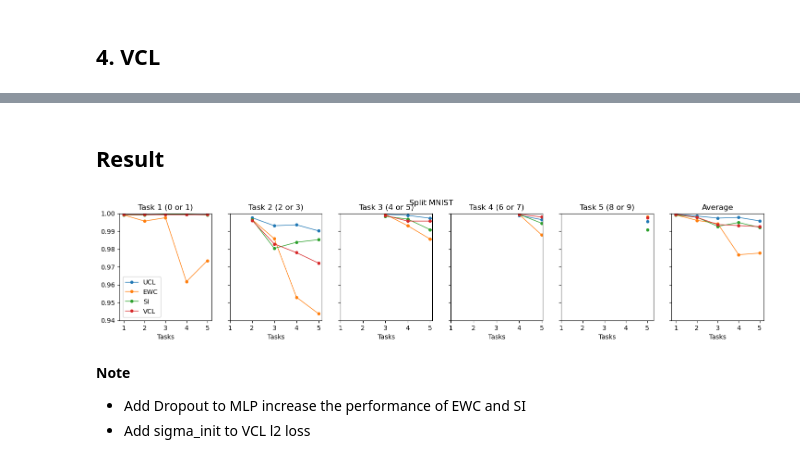
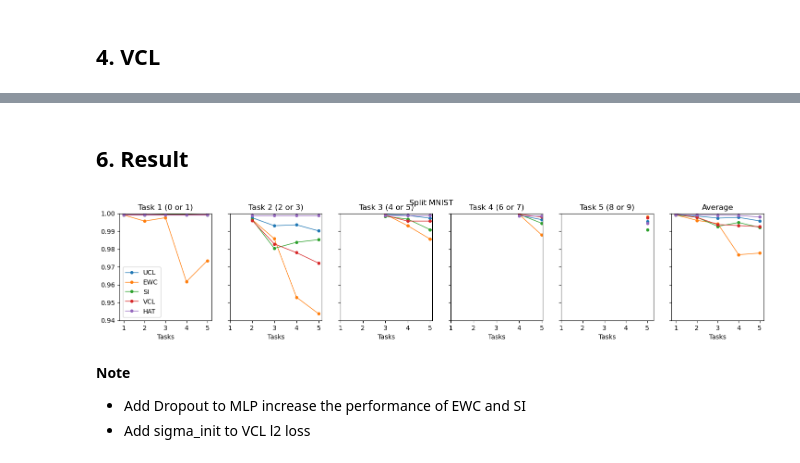
Before and after one commit to Minhchuyentoancbn/Continual-Learning, a Jupyter notebook: UCL/split_mnist.ipynb, the cells around one changed output, grey strips where cells are left out. Drawn from its saved outputs; the diff is of its cells as text; code cells hidden in the pictures.

```diff
--- a/UCL/split_mnist.ipynb
+++ b/UCL/split_mnist.ipynb
@@ -378,0 +381,36 @@ print('Done!')
+# %%
+hat_args = {
+    'experiment': 'split_mnist',
+    'approach': 'hat',
+    'alpha': 0.75,
+    'smax': 400,
+    'seed': 42,
+    'lr': 0.05,
+    'units': 400,
+    'batch_size': 256,
+    'epochs': 100,
+    'optimizer': 'sgd',
+    'tasknum': 5,
+    'parameter': '',
+    'conv_net': False
+}
+
+log_name = '{}_{}_{}_alpha_{}_smax_{}_lr_{}_units_{}_batch_{}_epoch_{}'.format(
+        hat_args['experiment'], hat_args['approach'], hat_args['seed'], hat_args['alpha'], hat_args['smax'],
+        hat_args['lr'], hat_args['units'], hat_args['batch_size'], hat_args['epochs'])
+
+hat_args['output'] = './result_data/' + log_name + '.txt'
+# %%
+torch.set_default_tensor_type('torch.cuda.FloatTensor')
+
+net = mlp_hat.Net(inputsize, taskcla, hat_args['units'], split, notMNIST).cuda()
+approach = hat.Approach(net,
+                        hat_args['epochs'],
+                        hat_args['batch_size'],
+                        hat_args['lr'],
+                        args=hat_args,
+                        log_name=log_name,
+                        split=split)
+
+print_model_report(net)
+print_optimizer_config(approach.optimizer)
@@ -379,43 +483,46 @@ print('Done!')
 # %% [markdown]
-## Result
+## 6. Result
 # %%
 # Load results
 acc_ucl = np.loadtxt('./result_data/split_mnist_ucl_42_alpha_0.01_beta_0.00010_ratio_0.5000_lr_0.001_units_256_batch_256_epoch_100.txt')
 acc_ewc = np.loadtxt('./result_data/split_mnist_ewc_42_lamb_4000_lr_0.001_units_256_batch_256_epoch_100.txt')
 acc_si = np.loadtxt('./result_data/split_mnist_si_42_c_1.0_lr_0.001_units_256_batch_256_epoch_100.txt')
 acc_vcl = np.loadtxt('./result_data/split_mnist_vcl_42_numsample_10_ratio_0.5000_lr_0.001_units_256_batch_256_epoch_120.txt')
+acc_hat = np.loadtxt('./result_data/split_mnist_hat_42_alpha_0.75_smax_400_lr_0.05_units_400_batch_256_epoch_100.txt')
 
 tasks = np.arange(1, 6)
 
 fig, axs = plt.subplots(1, 6, sharey=True, figsize=(18, 3))
 
 for i in range(6):
     if i < 5:
         axs[i].plot(np.arange(i + 1, 6), acc_ucl[i:, i], '-o', label='UCL', lw=1, markersize=4)
         axs[i].plot(np.arange(i + 1, 6), acc_ewc[i:, i], '-o', label='EWC', lw=1, markersize=4)
         axs[i].plot(np.arange(i + 1, 6), acc_si[i:, i], '-o', label='SI', lw=1, markersize=4)
         axs[i].plot(np.arange(i + 1, 6), acc_vcl[i:, i], '-o', label='VCL', lw=1, markersize=4)
+        axs[i].plot(np.arange(i + 1, 6), acc_hat[i:, i], '-o', label='HAT', lw=1, markersize=4)
         axs[i].set_title(f'Task {i + 1} ({2*i} or {2*i + 1})')
     else:
 
         axs[i].set_title('Average')
         axs[i].plot(tasks, acc_ucl.sum(axis=1) / tasks, '-o', label='UCL', lw=1, markersize=4)
         axs[i].plot(tasks, acc_ewc.sum(axis=1) / tasks, '-o', label='EWC', lw=1, markersize=4)
         axs[i].plot(tasks, acc_si.sum(axis=1) / tasks, '-o', label='SI', lw=1, markersize=4)
         axs[i].plot(tasks, acc_vcl.sum(axis=1) / tasks, '-o', label='VCL', lw=1, markersize=4)
+        axs[i].plot(tasks, acc_hat.sum(axis=1) / tasks, '-o', label='HAT', lw=1, markersize=4)
 
     axs[i].set_xlabel('Tasks')
     axs[i].set_xticks(tasks)
 
 
 axs[0].legend()
 
 plt.suptitle('Split MNIST')
 plt.ylim(0.94, 1)
 
 plt.show()
 # %% [output]
-[figure, old version]
+[figure, new version]
 # %% [markdown]
 __Note__
 - Add Dropout to MLP increase the performance of EWC and SI
```
Also changed, not shown: parts of 4 cells of this notebook, 10 other files.
